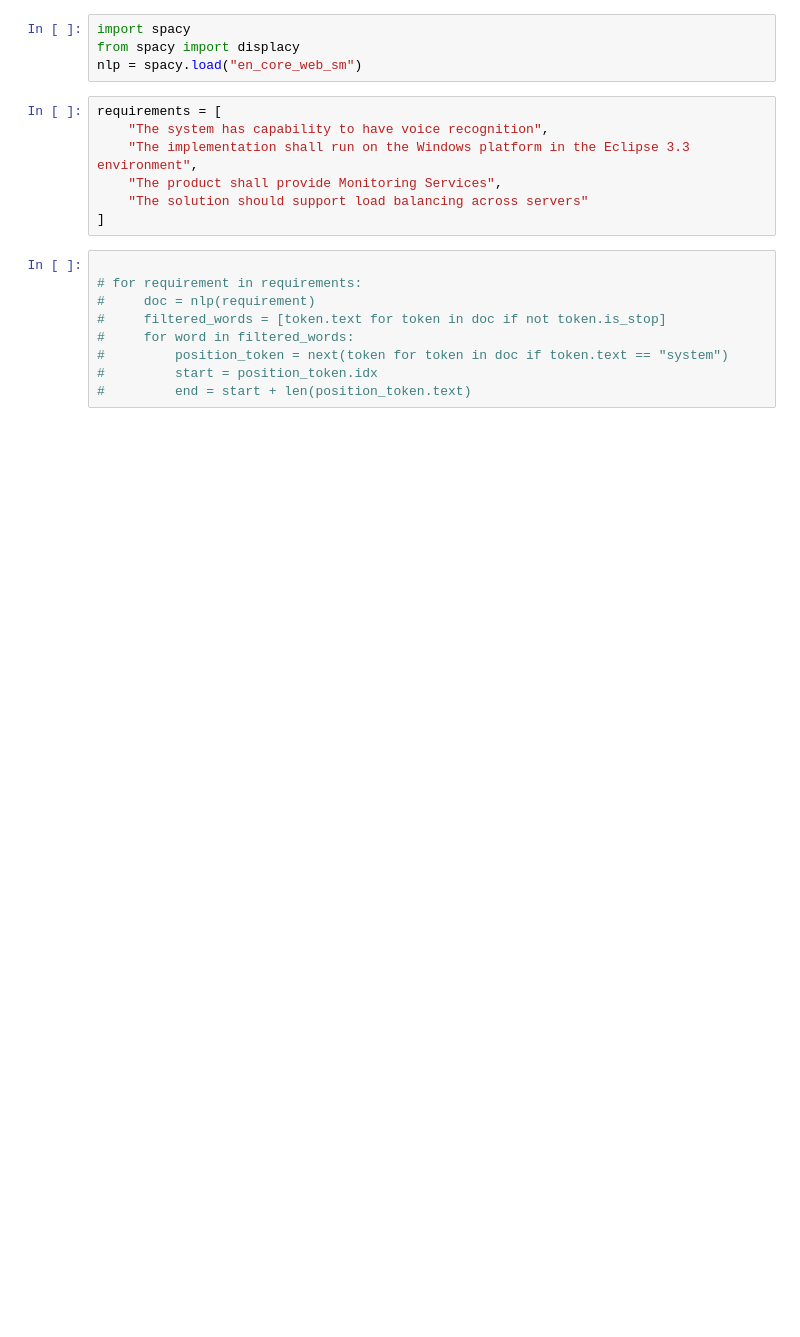
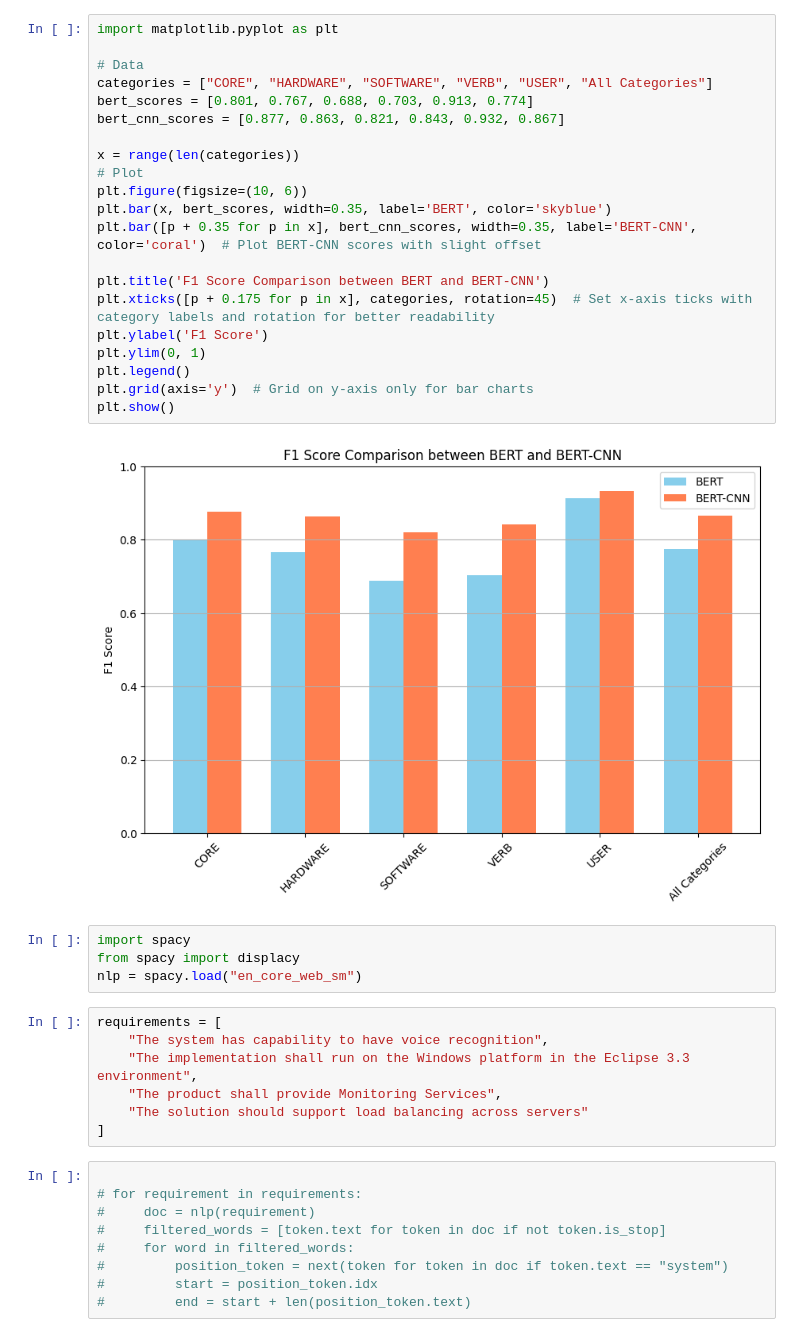
Before and after one commit to fahmisyaifudin/ner-bertcnn-paper, a Jupyter notebook: visualization-ner.ipynb, the cells around one changed output. Drawn from its saved outputs; the diff is of its cells as text; blank space fills up the shorter version.

```diff
--- a/visualization-ner.ipynb
+++ b/visualization-ner.ipynb
@@ -1,3 +1,26 @@
+# %%
+import matplotlib.pyplot as plt
+
+# Data
+categories = ["CORE", "HARDWARE", "SOFTWARE", "VERB", "USER", "All Categories"]
+bert_scores = [0.801, 0.767, 0.688, 0.703, 0.913, 0.774]
+bert_cnn_scores = [0.877, 0.863, 0.821, 0.843, 0.932, 0.867]
+
+x = range(len(categories))
+# Plot
+plt.figure(figsize=(10, 6))
+plt.bar(x, bert_scores, width=0.35, label='BERT', color='skyblue')
+plt.bar([p + 0.35 for p in x], bert_cnn_scores, width=0.35, label='BERT-CNN', color='coral')  # Plot BERT-CNN scores with slight offset
+
+plt.title('F1 Score Comparison between BERT and BERT-CNN')
+plt.xticks([p + 0.175 for p in x], categories, rotation=45)  # Set x-axis ticks with category labels and rotation for better readability
+plt.ylabel('F1 Score')
+plt.ylim(0, 1)
+plt.legend()
+plt.grid(axis='y')  # Grid on y-axis only for bar charts
+plt.show()
+# %% [output]
+[figure, added]
 # %%
 import spacy
 from spacy import displacy
```
Also changed, not shown: parts of 3 cells of this notebook, 3 other files.
